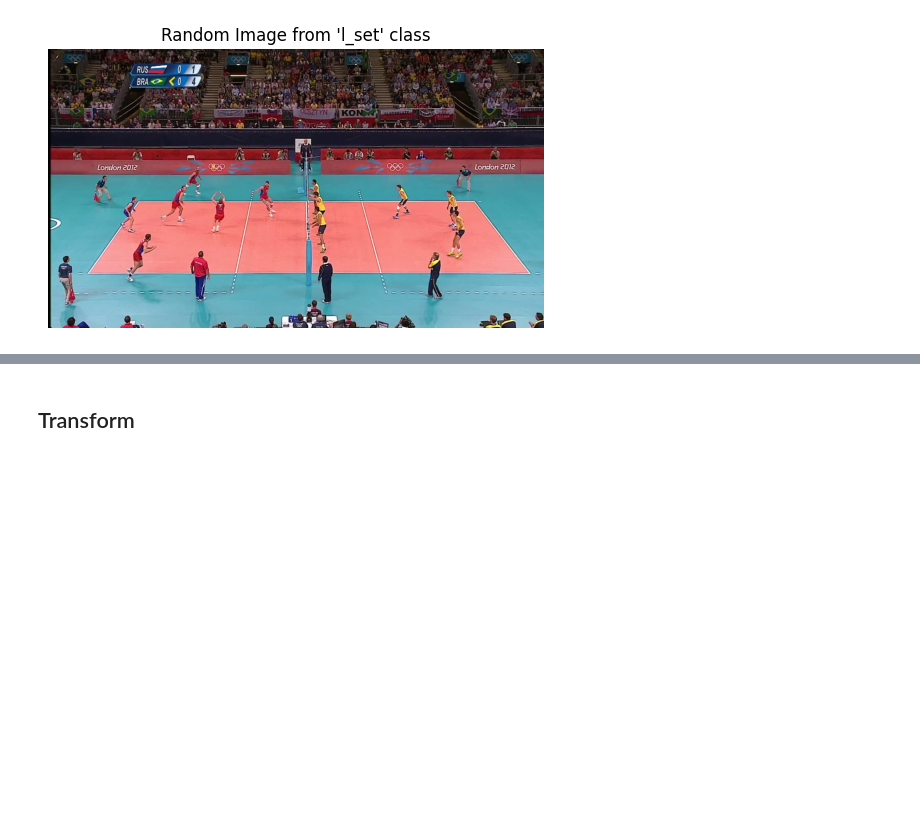
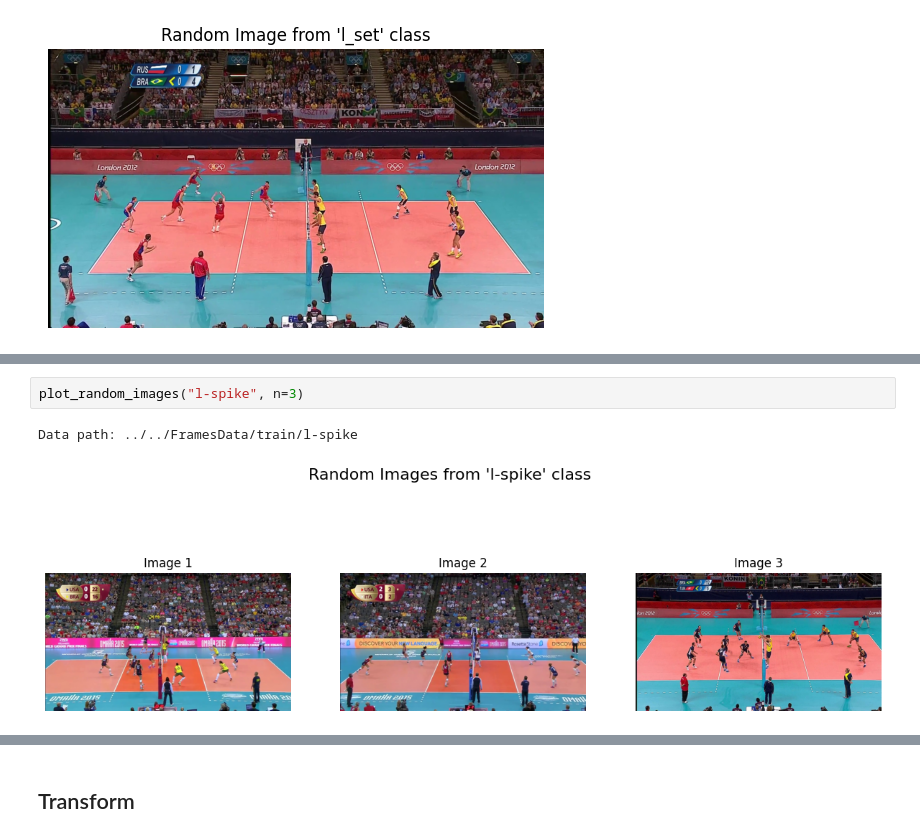
Before and after one commit to Fawzy-AI-Explorer/Group-Activity-Recognition, a Jupyter notebook: src/NoteBooks/explore.ipynb, the cells around one changed output, grey strips where cells are left out. Drawn from its saved outputs; the diff is of its cells as text; blank space fills up the shorter version.

```diff
--- a/src/NoteBooks/explore.ipynb
+++ b/src/NoteBooks/explore.ipynb
@@ -398,0 +408,5 @@ def plot_random_images(category, n=1):
+# %%
+plot_random_images("l-spike", n=3)
+# %% [output]
+Data path: ../../FramesData/train/l-spike
+[figure, added]
```
Also changed, not shown: parts of 13 cells of this notebook.
